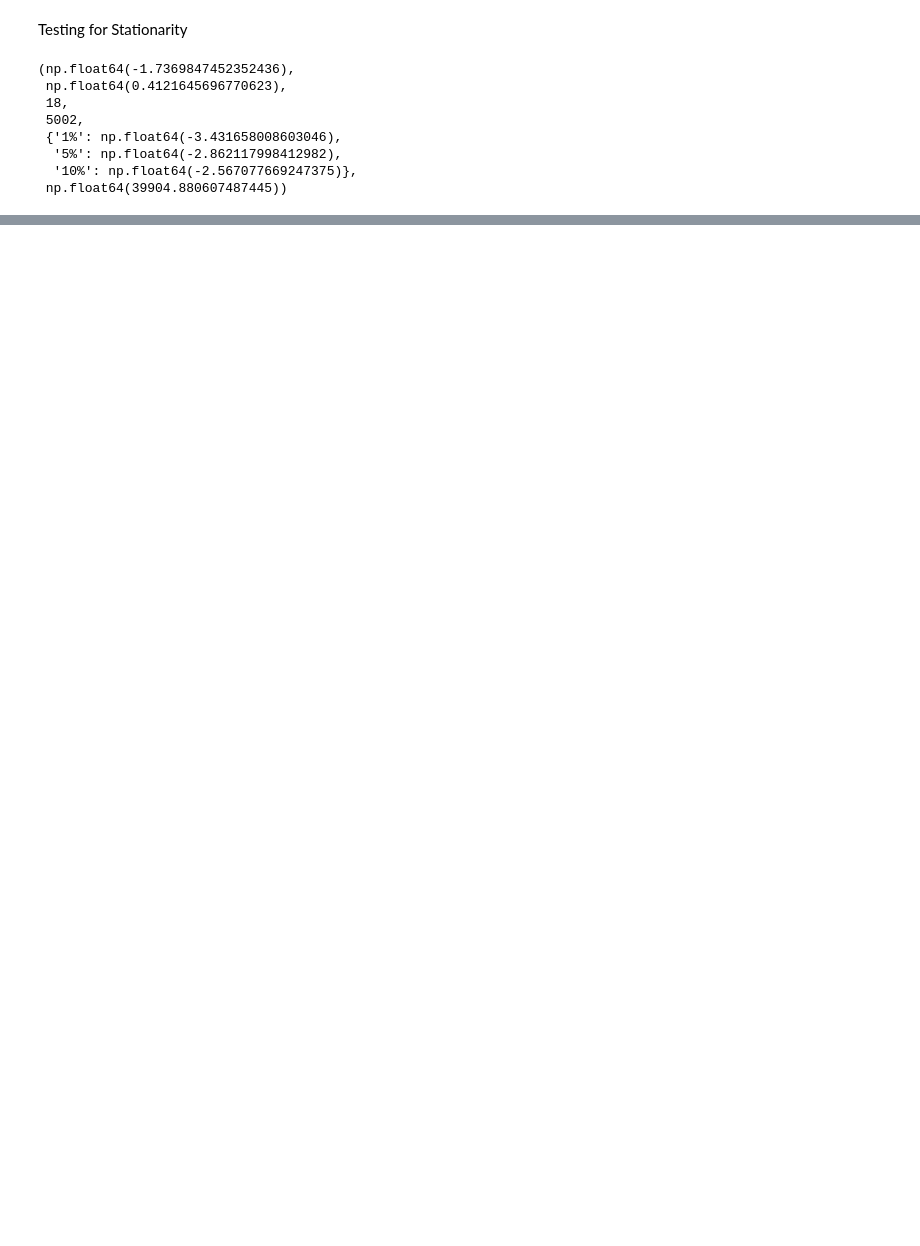
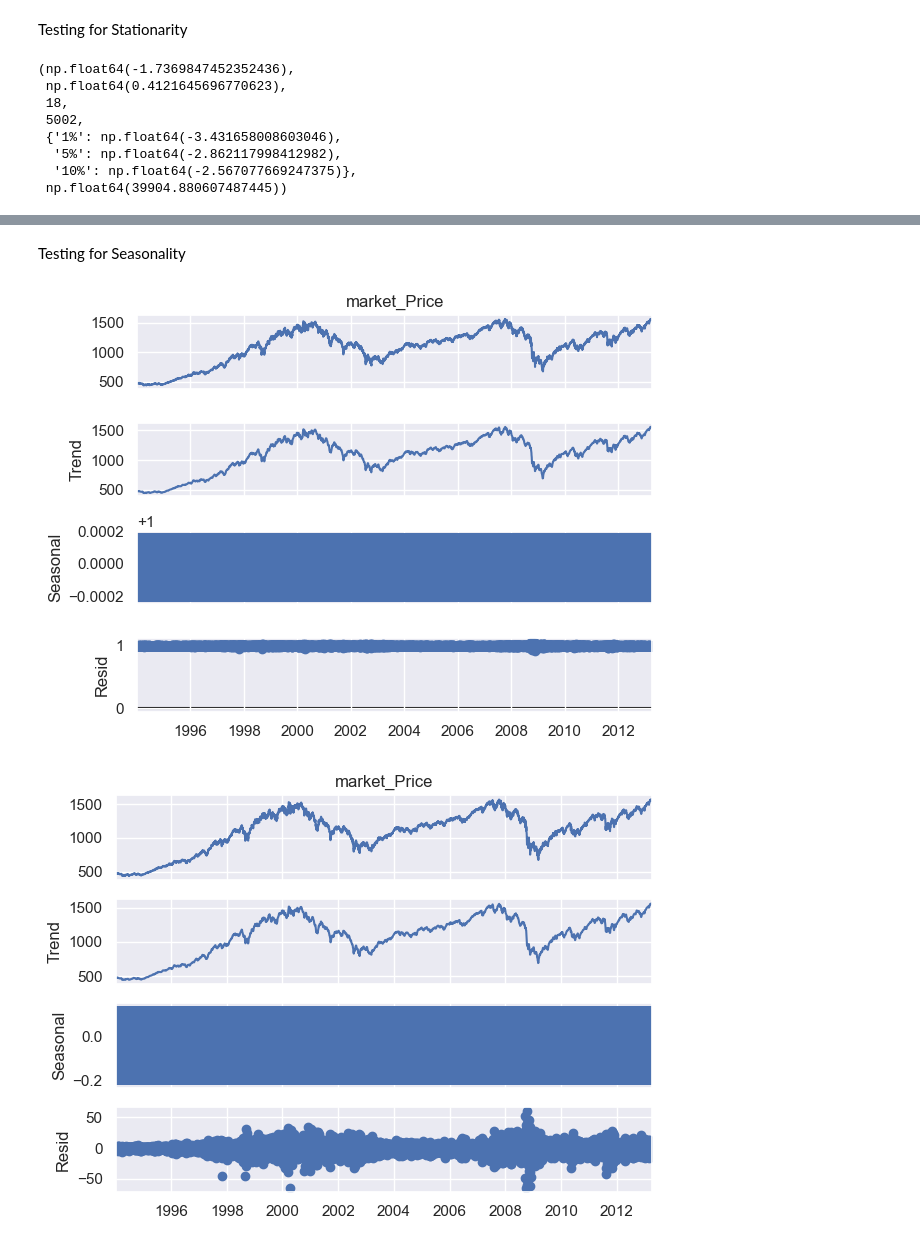
Before and after one commit to mkolade/time-series, a Jupyter notebook: 3rd-whiteNoise.ipynb, the cells around one changed output, grey strips where cells are left out. Saved outputs shown, nothing was run; the diff lists cells and outputs as text; code cells hidden in the pictures; blank space fills up the shorter version.

Commit message:
first commit of the day. whoooo
Testing for Seasonality

```diff
--- a/3rd-whiteNoise.ipynb
+++ b/3rd-whiteNoise.ipynb
@@ -102,0 +101,11 @@ sts.adfuller(df.wn)
+# %% [markdown]
+Testing for Seasonality
+# %%
+from statsmodels.tsa.seasonal import seasonal_decompose
+sea_dec_add = seasonal_decompose(df.market_Price, model="additive")
+sea_dec_mul = seasonal_decompose(df.market_Price, model="multiplicative")
+sea_dec_add.plot()
+sea_dec_mul.plot()
+# %% [output]
+[figure, added]
+[figure, added]
```
Also changed, not shown: parts of 4 cells of this notebook.
